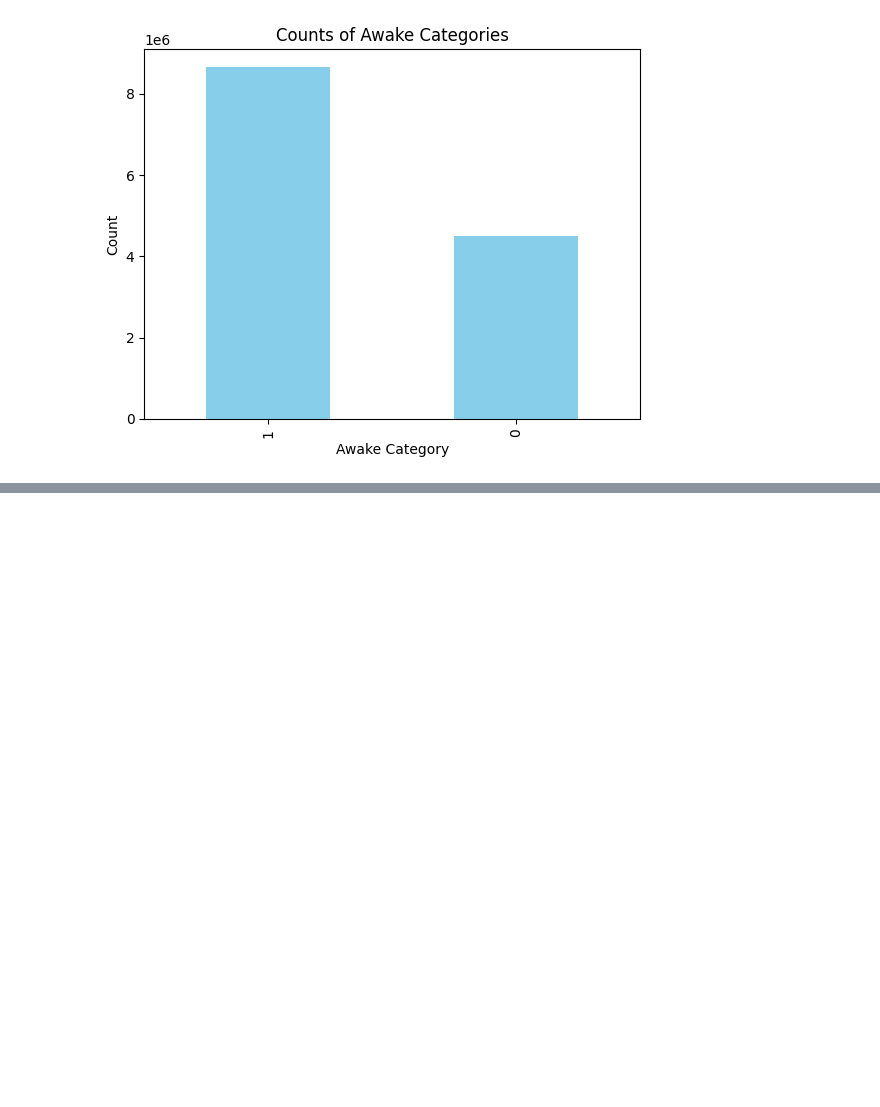
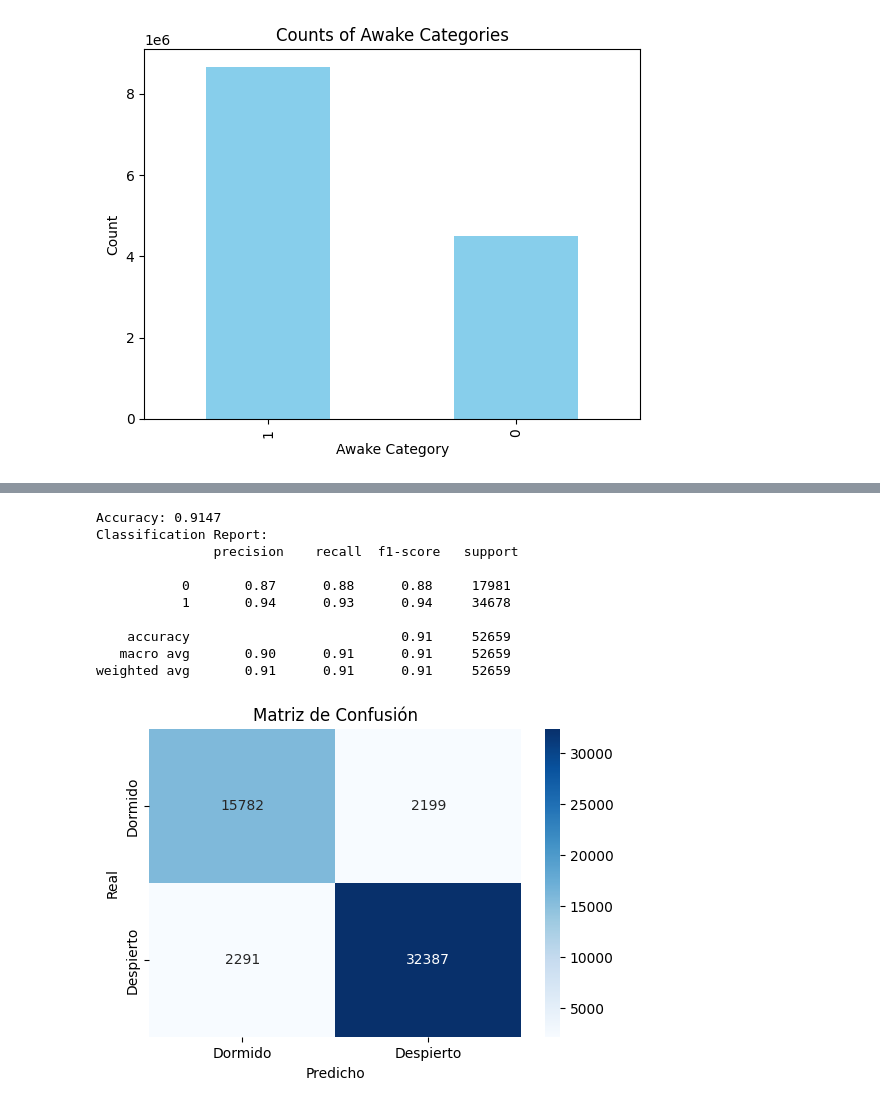
Before and after one commit to LeaMyl/Project_Sleep_States, a Jupyter notebook: Zzz_read.ipynb, the cells around one changed output, grey strips where cells are left out. Saved outputs shown, nothing was run; the diff lists cells and outputs as text; code cells hidden in the pictures; blank space fills up the shorter version.

```diff
--- a/Zzz_read.ipynb
+++ b/Zzz_read.ipynb
@@ -246,0 +252,4 @@ KeyboardInterrupt:
+# %%
+train_series = train_series.drop(columns=['timestamp'])
+# %%
+X, y = extract_features(train_series, sequence_length=50)
@@ -246,0 +258,3 @@ KeyboardInterrupt:
+# %%
+model = lgb.LGBMClassifier()
+model.fit(X_train, y_train)
@@ -246,0 +270,37 @@ KeyboardInterrupt:
+# %%
+from sklearn.metrics import accuracy_score, classification_report, confusion_matrix
+import seaborn as sns
+import matplotlib.pyplot as plt
+
+# Predicciones en el conjunto de test
+y_pred = model.predict(X_test)
+
+# 1. Precisión (accuracy)
+accuracy = accuracy_score(y_test, y_pred)
+print(f"Accuracy: {accuracy:.4f}")
+
+# 2. Reporte de clasificación (Precision, Recall, F1)
+print("Classification Report:\n", classification_report(y_test, y_pred))
+
+# 3. Matriz de confusión
+conf_matrix = confusion_matrix(y_test, y_pred)
+
+# 4. Visualizar la matriz de confusión
+plt.figure(figsize=(6,4))
+sns.heatmap(conf_matrix, annot=True, fmt='d', cmap='Blues', xticklabels=["Dormido", "Despierto"], yticklabels=["Dormido", "Despierto"])
+plt.xlabel("Predicho")
+plt.ylabel("Real")
+plt.title("Matriz de Confusión")
+plt.show()
+# %% [output]
+Accuracy: 0.9147
+Classification Report:
+               precision    recall  f1-score   support
+
+           0       0.87      0.88      0.88     17981
+           1       0.94      0.93      0.94     34678
+
+    accuracy                           0.91     52659
+   macro avg       0.90      0.91      0.91     52659
+weighted avg       0.91      0.91      0.91     52659
+[figure, added]
```
Also changed, not shown: parts of 4 cells of this notebook.
